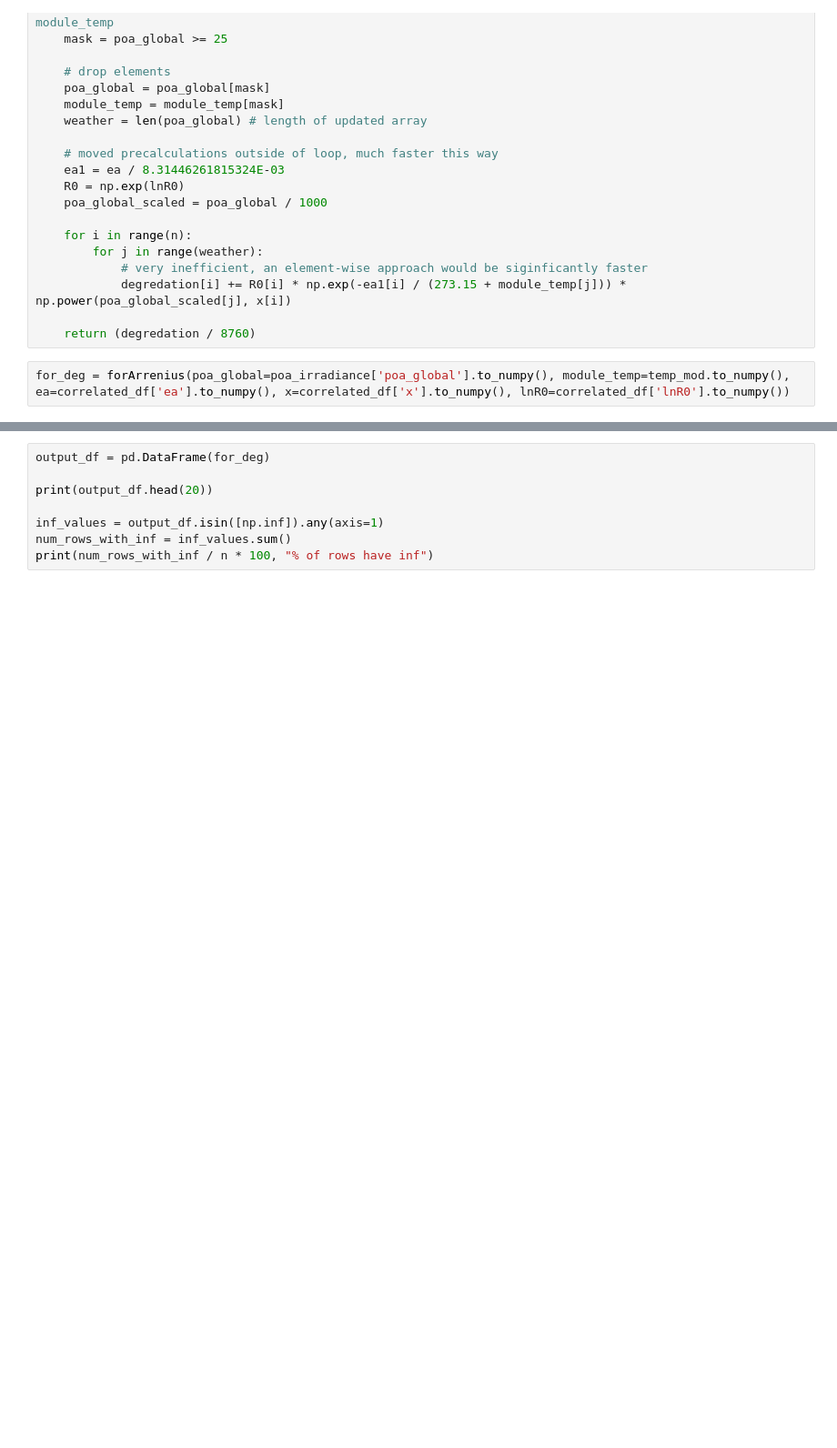
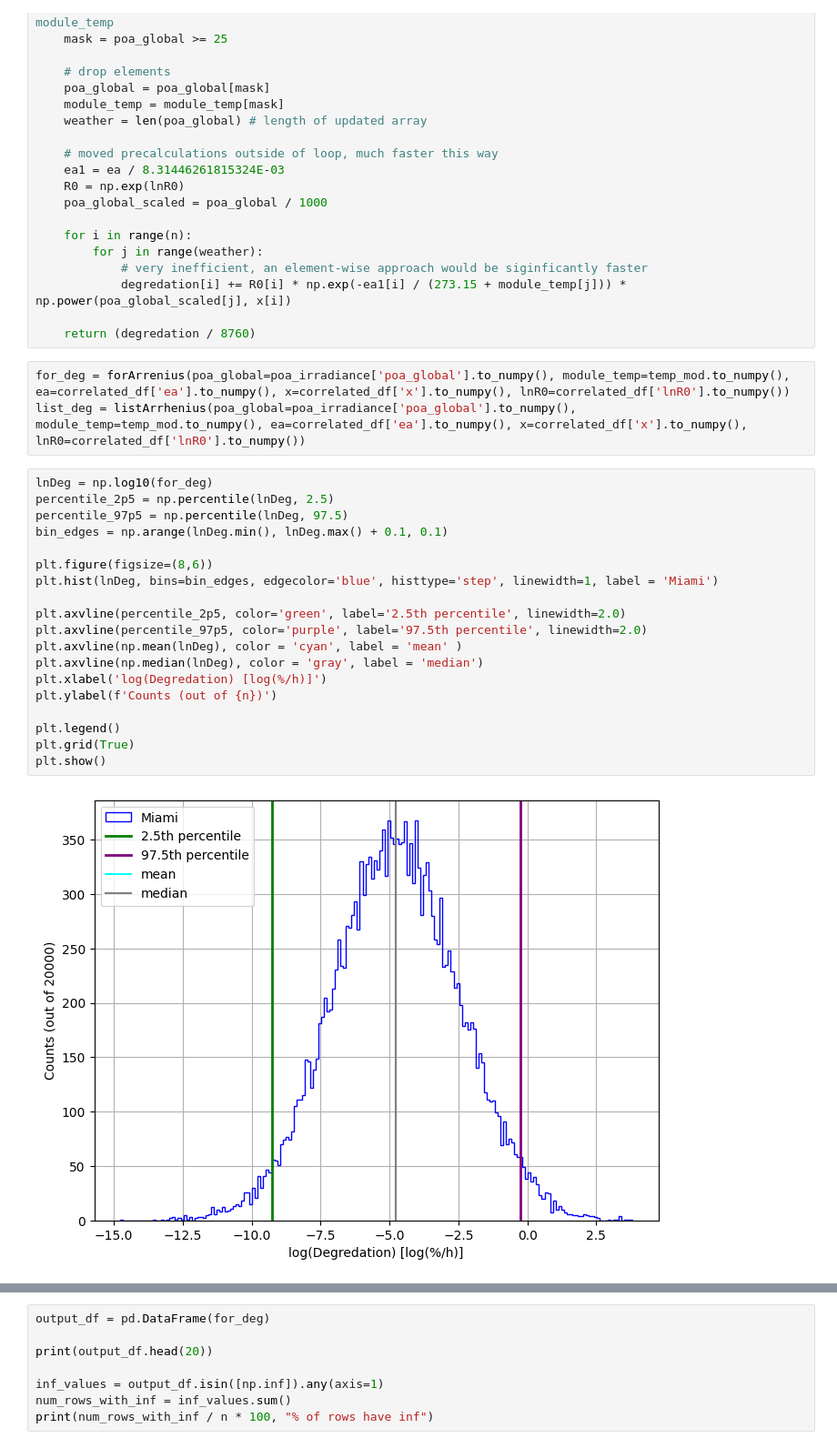
Before and after one commit to tobin-ford/Monte-Carlo, a Jupyter notebook: monte-carlo.ipynb, the cells around one changed output, grey strips where cells are left out. Shown at 91% size. Cells and saved outputs as stored; diff of their text form; blank space fills up the shorter version.

```diff
--- a/monte-carlo.ipynb
+++ b/monte-carlo.ipynb
@@ -150,4 +173,26 @@ def forArrenius(poa_global, module_temp, ea, x, lnR0): # add type hinting
     return (degredation / 8760)
 # %%
 for_deg = forArrenius(poa_global=poa_irradiance['poa_global'].to_numpy(), module_temp=temp_mod.to_numpy(), ea=correlated_df['ea'].to_numpy(), x=correlated_df['x'].to_numpy(), lnR0=correlated_df['lnR0'].to_numpy())
+list_deg = listArrhenius(poa_global=poa_irradiance['poa_global'].to_numpy(), module_temp=temp_mod.to_numpy(), ea=correlated_df['ea'].to_numpy(), x=correlated_df['x'].to_numpy(), lnR0=correlated_df['lnR0'].to_numpy())
+# %%
+lnDeg = np.log10(for_deg)
+percentile_2p5 = np.percentile(lnDeg, 2.5)
+percentile_97p5 = np.percentile(lnDeg, 97.5)
+bin_edges = np.arange(lnDeg.min(), lnDeg.max() + 0.1, 0.1)
+
+plt.figure(figsize=(8,6))
+plt.hist(lnDeg, bins=bin_edges, edgecolor='blue', histtype='step', linewidth=1, label = 'Miami')
+
+plt.axvline(percentile_2p5, color='green', label='2.5th percentile', linewidth=2.0)
+plt.axvline(percentile_97p5, color='purple', label='97.5th percentile', linewidth=2.0)
+plt.axvline(np.mean(lnDeg), color = 'cyan', label = 'mean' )
+plt.axvline(np.median(lnDeg), color = 'gray', label = 'median')
+plt.xlabel('log(Degredation) [log(%/h)]')
+plt.ylabel(f'Counts (out of {n})')
+
+plt.legend()
+plt.grid(True)
+plt.show()
+# %% [output]
+[figure, added]
 # %%
```
Also changed, not shown: parts of 4 cells of this notebook.
